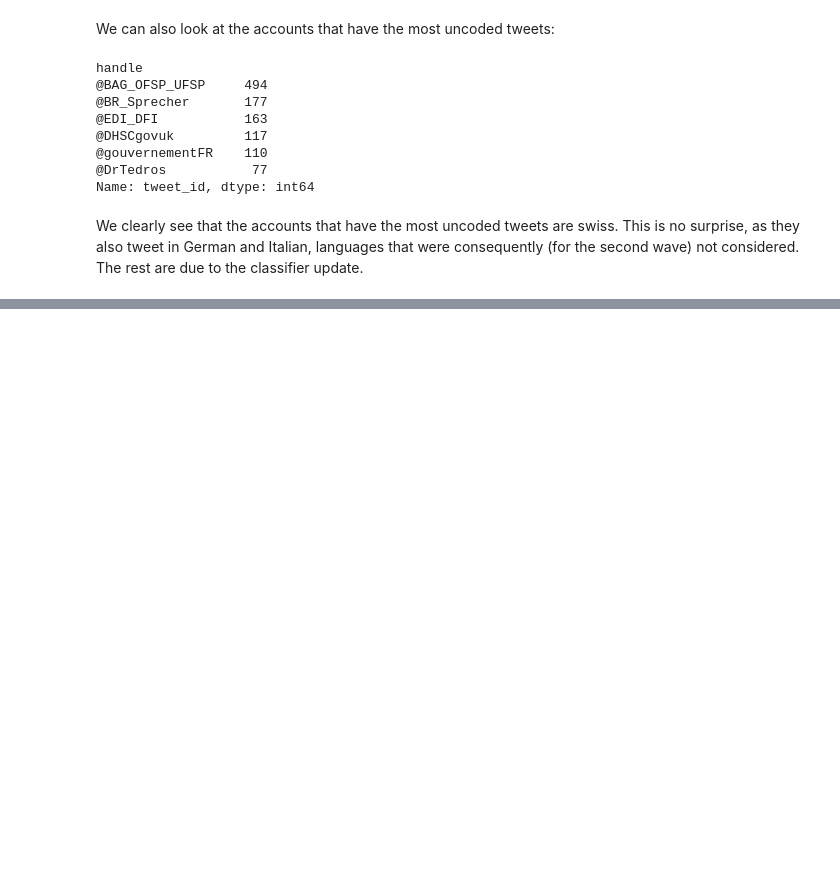
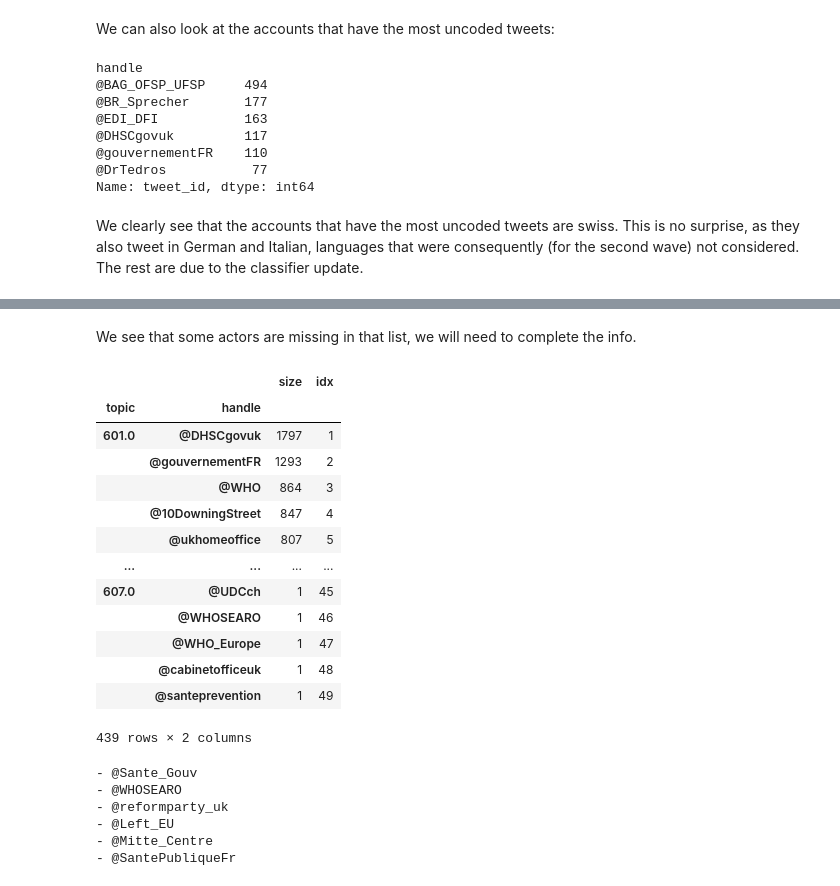
Before and after one commit to ogrnz/covid-nccr, a Jupyter notebook: interactive/descriptives/eda.ipynb, the cells around one changed output, grey strips where cells are left out. Saved outputs shown, nothing was run; the diff lists cells and outputs as text; code cells hidden in the pictures; blank space fills up the shorter version.

```diff
--- a/interactive/descriptives/eda.ipynb
+++ b/interactive/descriptives/eda.ipynb
@@ -266,0 +422,2 @@ We clearly see that the accounts that have the most uncoded tweets are swiss. Th
+# %% [markdown]
+We see that some actors are missing in that list, we will need to complete the info.
@@ -266,0 +427,18 @@ We clearly see that the accounts that have the most uncoded tweets are swiss. Th
+# %%
+# To check what we have
+actors_size_df
+# %% [output]
+|  |  | size | idx |
+| topic | handle |  |  |
+| 601.0 | @DHSCgovuk | 1797 | 1 |
+|  | @gouvernementFR | 1293 | 2 |
+|  | @WHO | 864 | 3 |
+|  | @10DowningStreet | 847 | 4 |
+|  | @ukhomeoffice | 807 | 5 |
+| ... | ... | ... | ... |
+| 607.0 | @UDCch | 1 | 45 |
+|  | @WHOSEARO | 1 | 46 |
+|  | @WHO_Europe | 1 | 47 |
+|  | @cabinetofficeuk | 1 | 48 |
+|  | @santeprevention | 1 | 49 |
+439 rows × 2 columns
@@ -266,0 +448,14 @@ We clearly see that the accounts that have the most uncoded tweets are swiss. Th
+# %%
+# Actors that are in the database but not in the original actors' list
+actors_size_df = actors_size_df.reset_index()
+missing_actors = actors_size_df[~actors_size_df["handle"].isin(merged_df["handle"].unique())]["handle"].unique()
+
+for mis in missing_actors:
+    print(f"- {mis}")
+# %% [output]
+- @Sante_Gouv
+- @WHOSEARO
+- @reformparty_uk
+- @Left_EU
+- @Mitte_Centre
+- @SantePubliqueFr
```
Also changed, not shown: parts of 53 cells of this notebook, 1 other file.
